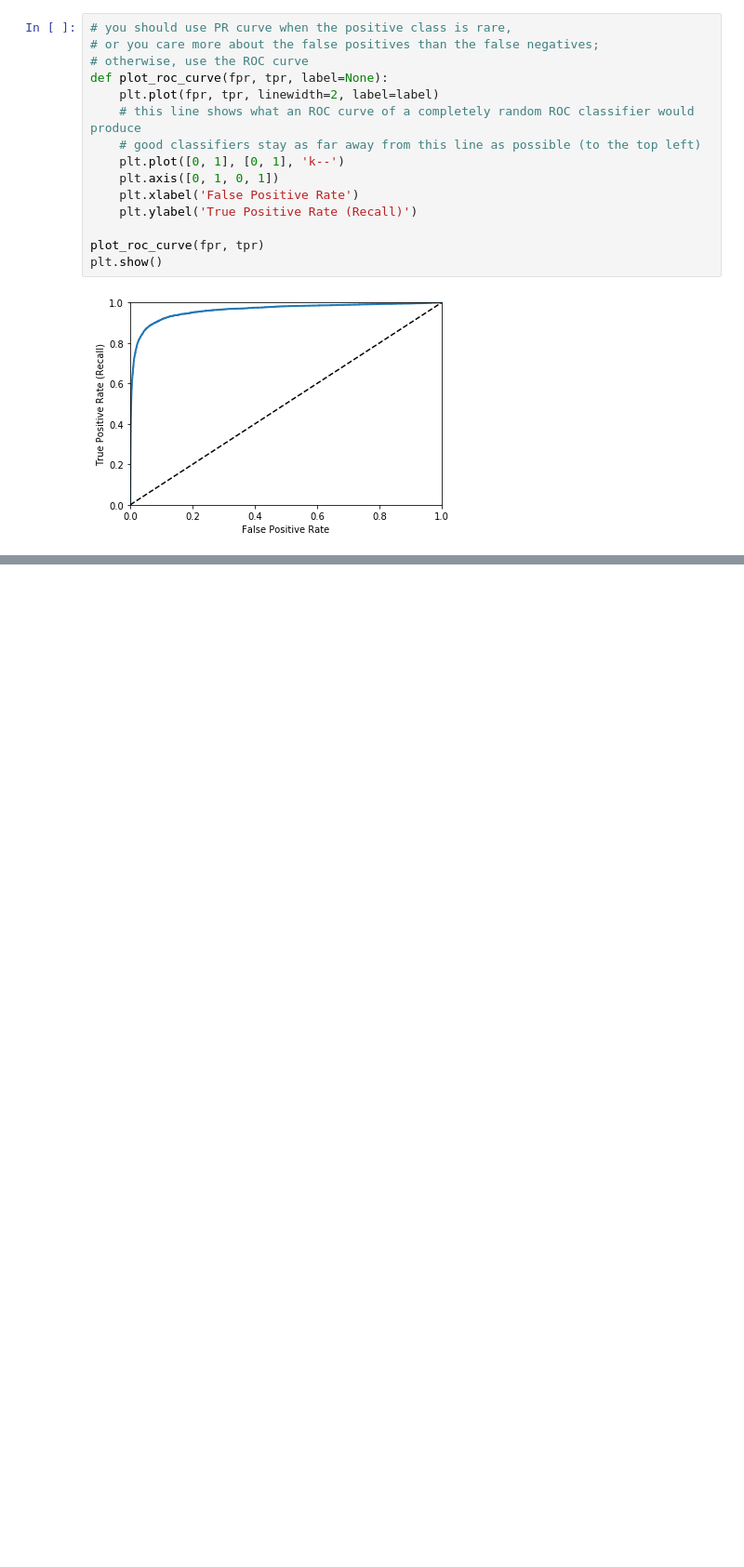
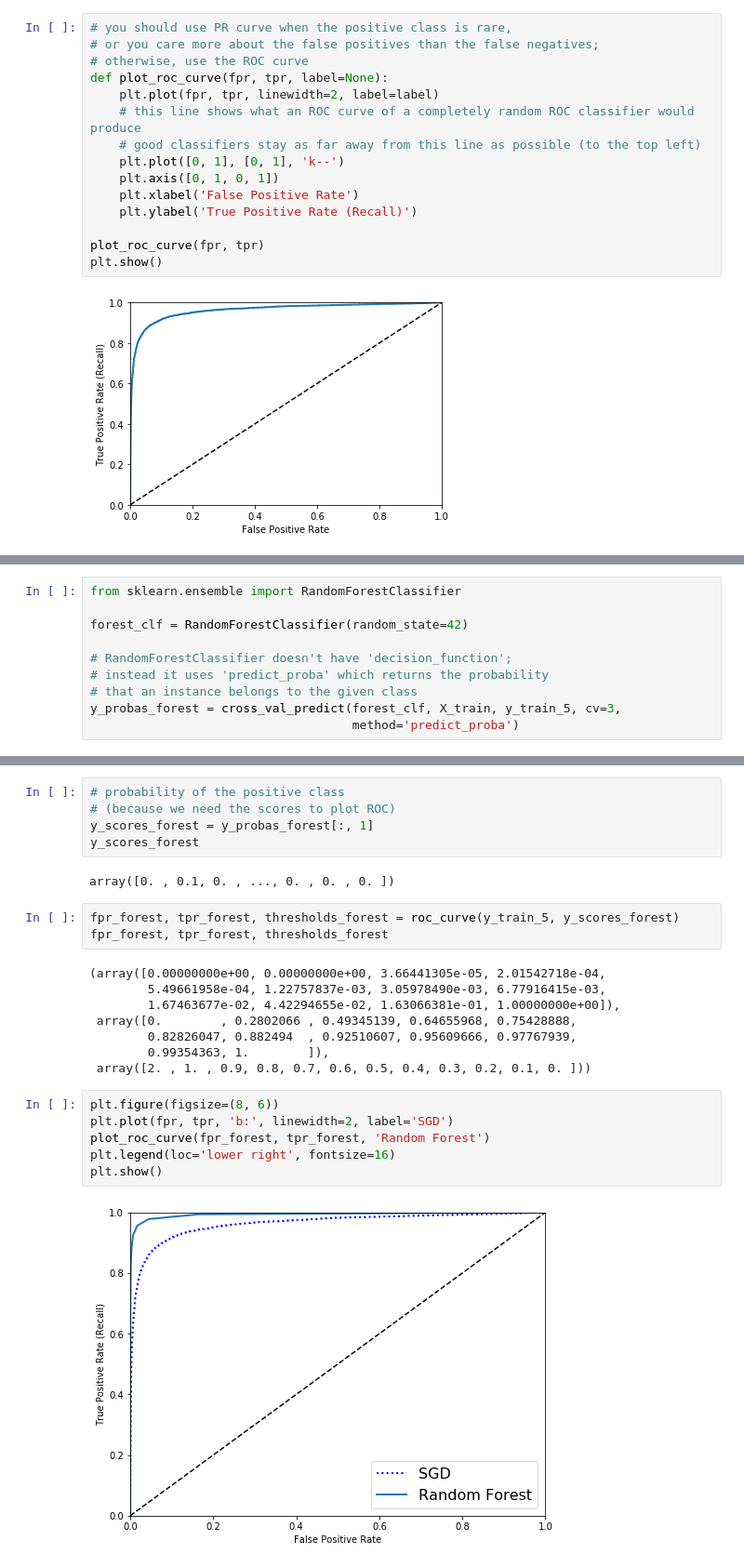
Before and after one commit to hankehly/handson-ml, a Jupyter notebook: Chapter 03 - Classification.ipynb, the cells around one changed output, grey strips where cells are left out. Shown at 93% size. Saved outputs shown, nothing was run; the diff lists cells and outputs as text; blank space fills up the shorter version.

```diff
--- a/Chapter 03 - Classification.ipynb
+++ b/Chapter 03 - Classification.ipynb
@@ -326,0 +328,10 @@ roc_auc_score(y_train_5, y_scores)
+# %%
+from sklearn.ensemble import RandomForestClassifier
+
+forest_clf = RandomForestClassifier(random_state=42)
+
+# RandomForestClassifier doesn't have 'decision_function';
+# instead it uses 'predict_proba' which returns the probability
+# that an instance belongs to the given class
+y_probas_forest = cross_val_predict(forest_clf, X_train, y_train_5, cv=3,
+                                    method='predict_proba')
@@ -326,0 +348,26 @@ roc_auc_score(y_train_5, y_scores)
+# %%
+# probability of the positive class
+# (because we need the scores to plot ROC)
+y_scores_forest = y_probas_forest[:, 1]
+y_scores_forest
+# %% [output]
+array([0. , 0.1, 0. , ..., 0. , 0. , 0. ])
+# %%
+fpr_forest, tpr_forest, thresholds_forest = roc_curve(y_train_5, y_scores_forest)
+fpr_forest, tpr_forest, thresholds_forest
+# %% [output]
+(array([0.00000000e+00, 0.00000000e+00, 3.66441305e-05, 2.01542718e-04,
+        5.49661958e-04, 1.22757837e-03, 3.05978490e-03, 6.77916415e-03,
+        1.67463677e-02, 4.42294655e-02, 1.63066381e-01, 1.00000000e+00]),
+ array([0.        , 0.2802066 , 0.49345139, 0.64655968, 0.75428888,
+        0.82826047, 0.882494  , 0.92510607, 0.95609666, 0.97767939,
+        0.99354363, 1.        ]),
+ array([2. , 1. , 0.9, 0.8, 0.7, 0.6, 0.5, 0.4, 0.3, 0.2, 0.1, 0. ]))
+# %%
+plt.figure(figsize=(8, 6))
+plt.plot(fpr, tpr, 'b:', linewidth=2, label='SGD')
+plot_roc_curve(fpr_forest, tpr_forest, 'Random Forest')
+plt.legend(loc='lower right', fontsize=16)
+plt.show()
+# %% [output]
+[figure, added]
```
Also changed, not shown: parts of 8 cells of this notebook.
